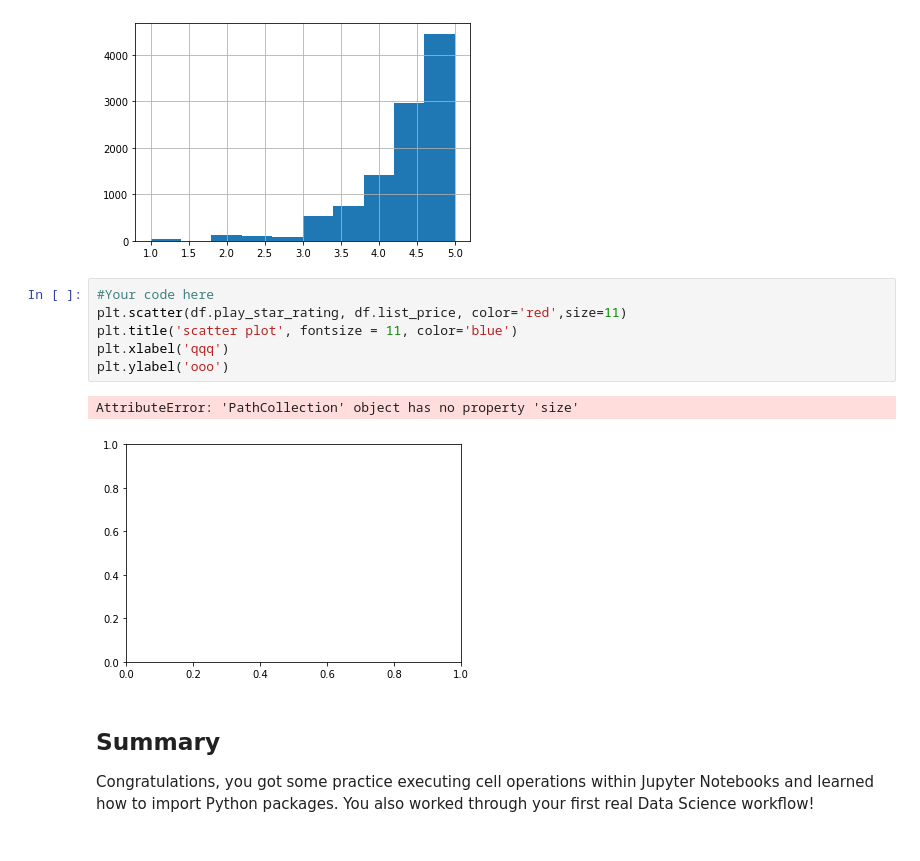
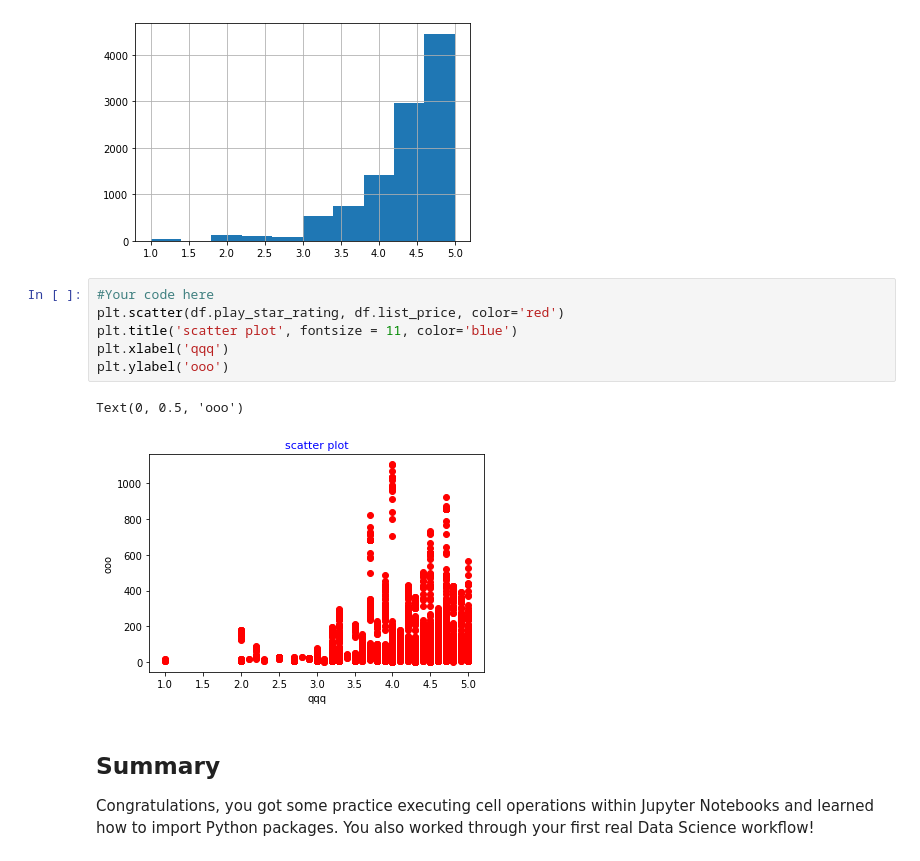
Before and after one commit to gywooo1/dsc-first-codealong-hbs-ds-060120, a Jupyter notebook: index.ipynb, the cells around one changed output. Saved outputs shown, nothing was run; the diff lists cells and outputs as text.

```diff
--- a/index.ipynb
+++ b/index.ipynb
@@ -331,13 +331,13 @@ df.play_star_rating.hist()
 [figure]
 # %%
 #Your code here
-plt.scatter(df.play_star_rating, df.list_price, color='red',size=11)
+plt.scatter(df.play_star_rating, df.list_price, color='red')
 plt.title('scatter plot', fontsize = 11, color='blue')
 plt.xlabel('qqq')
 plt.ylabel('ooo')
 # %% [output]
-AttributeError: 'PathCollection' object has no property 'size'
+Text(0, 0.5, 'ooo')
-[figure, old version]
+[figure, new version]
 # %% [markdown]
 ## Summary
 
```
